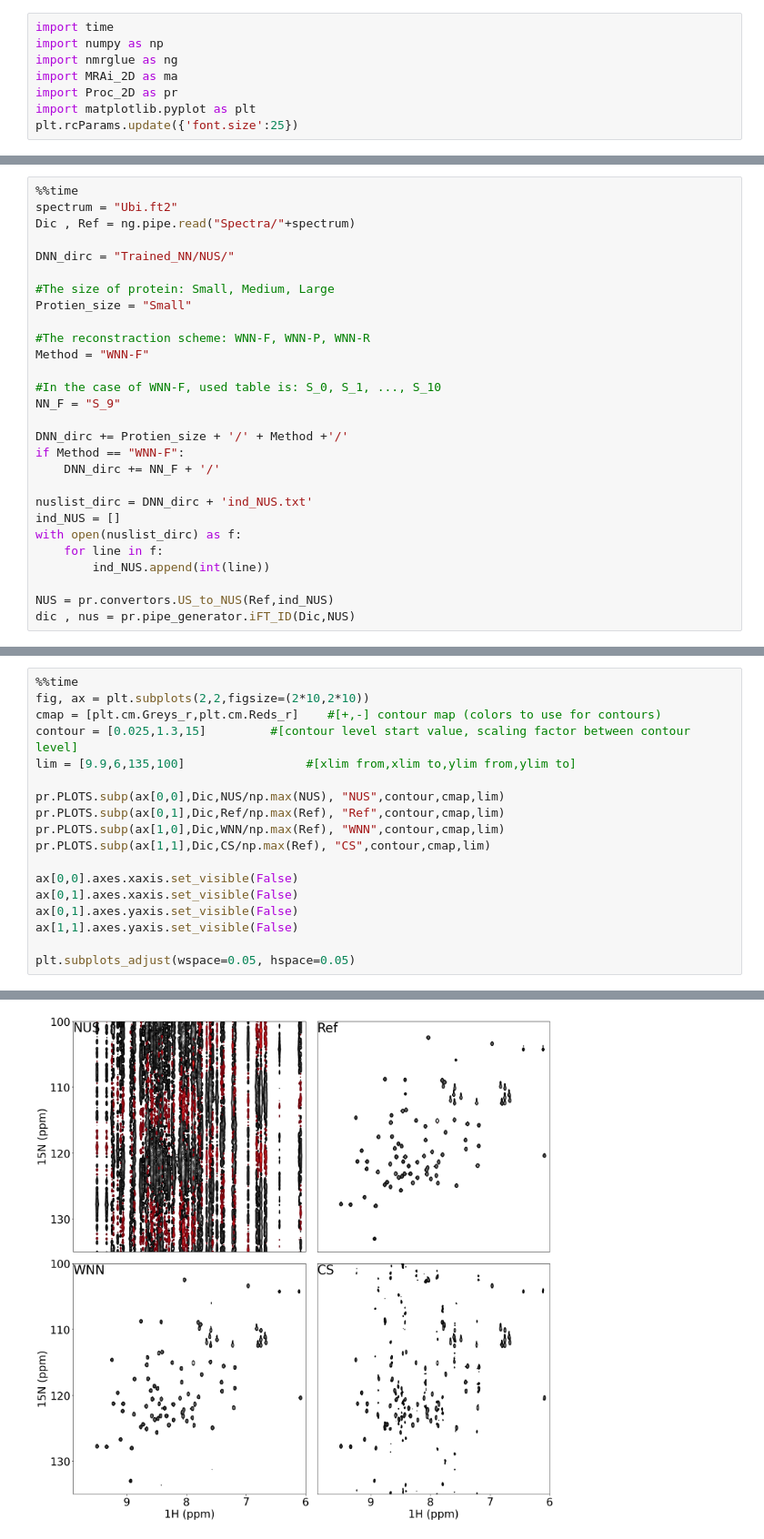
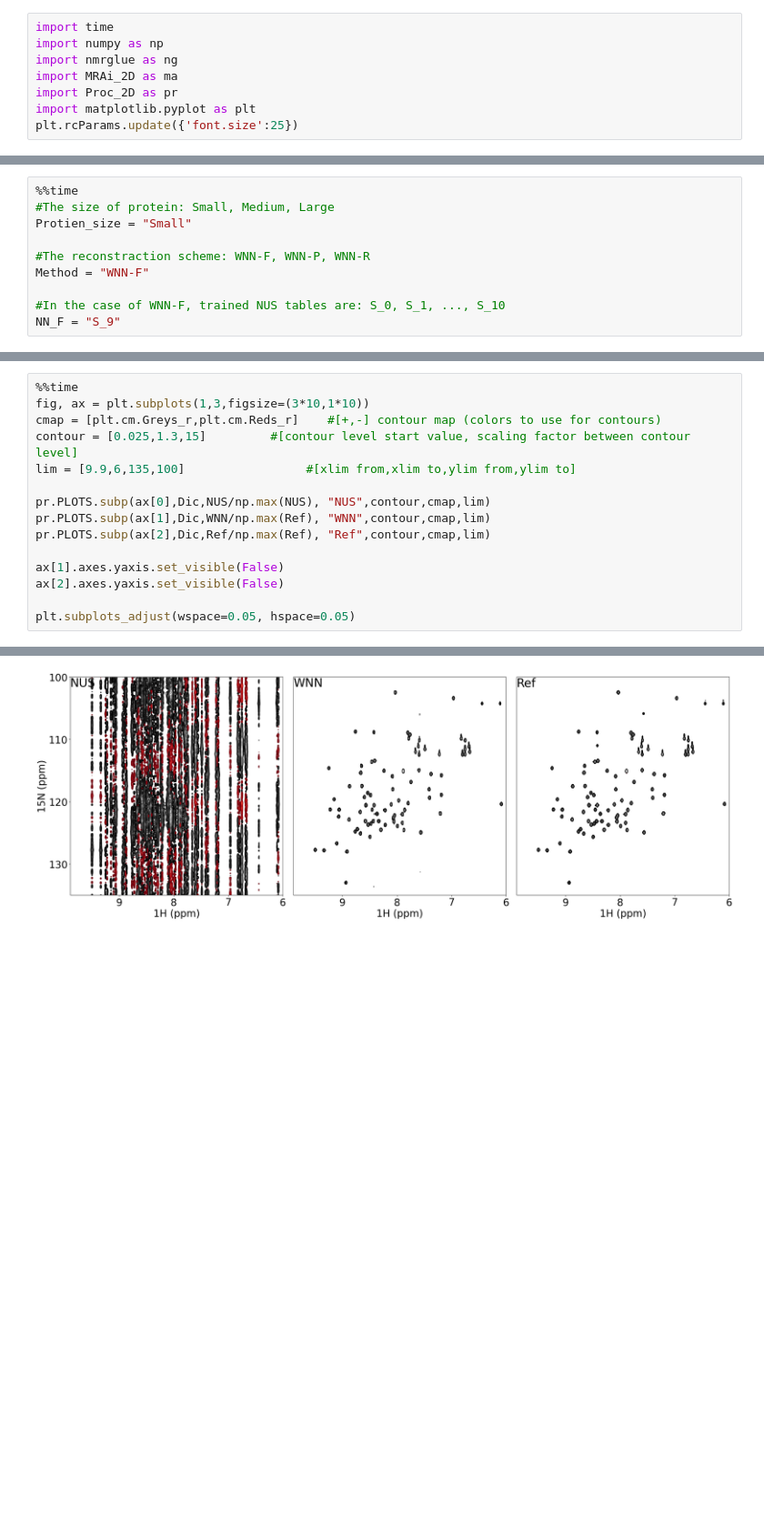
Before and after one commit to Amir-Jahangiri/MRAi_2D, a Jupyter notebook: NUS_Rec.ipynb, the cells around one changed output, grey strips where cells are left out. Shown at 91% size. Saved outputs shown, nothing was run; the diff lists cells and outputs as text; blank space fills up the shorter version.

```diff
--- a/NUS_Rec.ipynb
+++ b/NUS_Rec.ipynb
@@ -9,29 +36,11 @@ plt.rcParams.update({'font.size':25})
 # %%
 %%time
-spectrum = "Ubi.ft2"
-Dic , Ref = ng.pipe.read("Spectra/"+spectrum)
-
-DNN_dirc = "Trained_NN/NUS/"
-
 #The size of protein: Small, Medium, Large
 Protien_size = "Small"
 
 #The reconstraction scheme: WNN-F, WNN-P, WNN-R
 Method = "WNN-F"
 
-#In the case of WNN-F, used table is: S_0, S_1, ..., S_10
+#In the case of WNN-F, trained NUS tables are: S_0, S_1, ..., S_10
 NN_F = "S_9"
-
-DNN_dirc += Protien_size + '/' + Method +'/'
-if Method == "WNN-F":
-    DNN_dirc += NN_F + '/'
-
-nuslist_dirc = DNN_dirc + 'ind_NUS.txt'
-ind_NUS = []
-with open(nuslist_dirc) as f:
-    for line in f:
-        ind_NUS.append(int(line))
-
-NUS = pr.convertors.US_to_NUS(Ref,ind_NUS)
-dic , nus = pr.pipe_generator.iFT_ID(Dic,NUS)
 # %% [output]
@@ -66,19 +82,16 @@ Wall time: 20.2 s
 # %%
 %%time
-fig, ax = plt.subplots(2,2,figsize=(2*10,2*10))
+fig, ax = plt.subplots(1,3,figsize=(3*10,1*10))
 cmap = [plt.cm.Greys_r,plt.cm.Reds_r]    #[+,-] contour map (colors to use for contours)
 contour = [0.025,1.3,15]         #[contour level start value, scaling factor between contour level]
 lim = [9.9,6,135,100]                 #[xlim from,xlim to,ylim from,ylim to]
 
-pr.PLOTS.subp(ax[0,0],Dic,NUS/np.max(NUS), "NUS",contour,cmap,lim)
-pr.PLOTS.subp(ax[0,1],Dic,Ref/np.max(Ref), "Ref",contour,cmap,lim)
-pr.PLOTS.subp(ax[1,0],Dic,WNN/np.max(Ref), "WNN",contour,cmap,lim)
-pr.PLOTS.subp(ax[1,1],Dic,CS/np.max(Ref), "CS",contour,cmap,lim)
+pr.PLOTS.subp(ax[0],Dic,NUS/np.max(NUS), "NUS",contour,cmap,lim)
+pr.PLOTS.subp(ax[1],Dic,WNN/np.max(Ref), "WNN",contour,cmap,lim)
+pr.PLOTS.subp(ax[2],Dic,Ref/np.max(Ref), "Ref",contour,cmap,lim)
 
-ax[0,0].axes.xaxis.set_visible(False)
-ax[0,1].axes.xaxis.set_visible(False)
-ax[0,1].axes.yaxis.set_visible(False)
-ax[1,1].axes.yaxis.set_visible(False)
+ax[1].axes.yaxis.set_visible(False)
+ax[2].axes.yaxis.set_visible(False)
 
 plt.subplots_adjust(wspace=0.05, hspace=0.05)
 # %% [output]
@@ -88 +100 @@ Parser   : 101 ms
-[figure, old version]
+[figure, new version]
```
Also changed, not shown: parts of 9 cells of this notebook, 4 other files.
